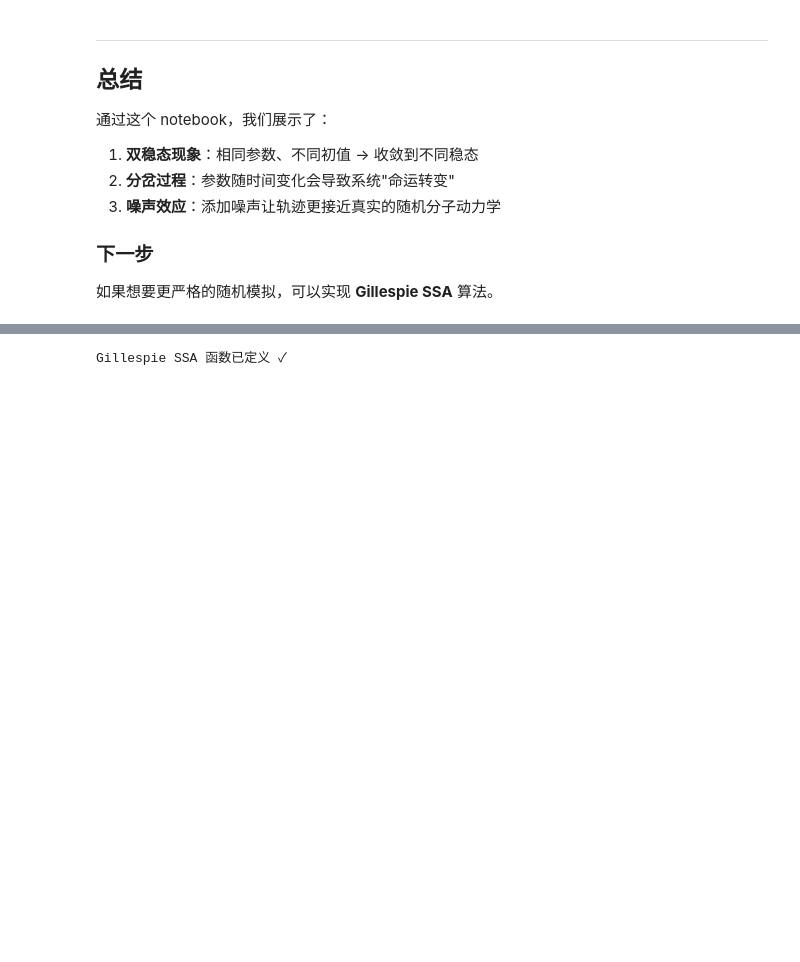
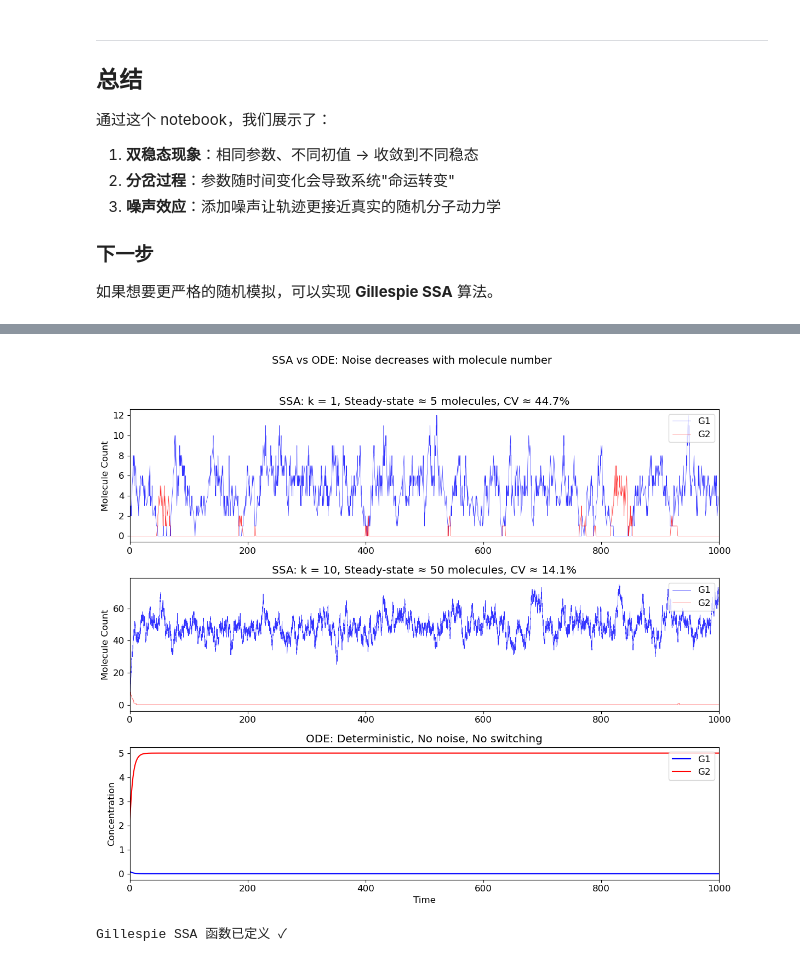
Before and after one commit to qhuang20/tutorial-system-biology, a Jupyter notebook: bistable_toggle_switch.ipynb, the cells around one changed output, grey strips where cells are left out. Saved outputs shown, nothing was run; the diff lists cells and outputs as text; code cells hidden in the pictures; blank space fills up the shorter version.

```diff
--- a/bistable_toggle_switch.ipynb
+++ b/bistable_toggle_switch.ipynb
@@ -289,3 +222,92 @@ plt.show()
+# %%
+%matplotlib inline
+import numpy as np
+import matplotlib.pyplot as plt
+import random
+from scipy.integrate import odeint
+
+# ODE 模型定义
+def toggle_switch_ode(y, t, k_1, k_2, gamma_1, gamma_2, c, h):
+    G1, G2 = y
+    dG1_dt = k_1 * (c**h / (c**h + G2**h)) - gamma_1 * G1
+    dG2_dt = k_2 * (c**h / (c**h + G1**h)) - gamma_2 * G2
+    return [dG1_dt, dG2_dt]
+
+# 比较不同的分子数量级
+fig, axes = plt.subplots(3, 1, figsize=(12, 10))
+
+# ============ Row 1 & 2: SSA with different molecule numbers ============
+for idx, k_scale in enumerate([1, 10]):
+
+    G1 = [0]
+    G2 = [0]
+    t = [0]
+
+    tend = 1000
+    k_1 = 1 * k_scale
+    gamma_1 = 0.2
+    k_2 = 1 * k_scale
+    gamma_2 = 0.2
+    c = 1 * k_scale
+    h = 9
+
+    while t[-1] < tend:
+        props = [(c**h / (c**h + G2[-1]**h)) * k_1, gamma_1 * G1[-1],
+                 (c**h / (c**h + G1[-1]**h)) * k_2, gamma_2 * G2[-1]]
+        prop_sum = sum(props)
+        if prop_sum == 0:
+            prop_sum = 0.001
+        tau = np.random.exponential(scale=1/prop_sum)
+        t.append(t[-1] + tau)
+        rand = random.uniform(0, 1)
+
+        if rand * prop_sum <= props[0]:
+            G1.append(G1[-1] + 1)
+            G2.append(G2[-1])
+        elif rand * prop_sum <= sum(props[:2]):
+            G1.append(G1[-1] - 1)
+            G2.append(G2[-1])
+        elif rand * prop_sum <= sum(props[:3]):
+            G1.append(G1[-1])
+            G2.append(G2[-1] + 1)
+        else:
+            G1.append(G1[-1])
+            G2.append(G2[-1] - 1)
+
+    # G1 和 G2 画在同一个 panel
+    axes[idx].plot(t, G1, 'b-', linewidth=0.5, label='G1', alpha=0.8)
+    axes[idx].plot(t, G2, 'r-', linewidth=0.5, label='G2', alpha=0.8)
+    axes[idx].set_ylabel('Molecule Count')
+    axes[idx].set_title(f'SSA: k = {k_scale}, Steady-state ≈ {5*k_scale} molecules, CV ≈ {1/np.sqrt(5*k_scale)*100:.1f}%')
+    axes[idx].legend(loc='upper right')
+    axes[idx].set_xlim(0, tend)
+
+# ============ Row 3: ODE ============
+k_1 = 1
+gamma_1 = 0.2
+k_2 = 1
+gamma_2 = 0.2
+c = 1
+h = 9
+
+t_ode = np.linspace(0, 1000, 10000)
+y0 = [0.1, 2.0]  # 非对称初始条件，避免卡在鞍点
+
+solution = odeint(toggle_switch_ode, y0, t_ode, args=(k_1, k_2, gamma_1, gamma_2, c, h))
+
+axes[2].plot(t_ode, solution[:, 0], 'b-', linewidth=1.5, label='G1')
+axes[2].plot(t_ode, solution[:, 1], 'r-', linewidth=1.5, label='G2')
+axes[2].set_ylabel('Concentration')
+axes[2].set_xlabel('Time')
+axes[2].set_title('ODE: Deterministic, No noise, No switching')
+axes[2].legend(loc='upper right')
+axes[2].set_xlim(0, 1000)
+
+plt.suptitle('SSA vs ODE: Noise decreases with molecule number', fontsize=14, y=1.02)
+plt.tight_layout()
+plt.show()
+# %% [output]
+[figure, added]
 # %%
 def gillespie_toggle_switch(
     T_max=1.0,
```
Also changed, not shown: parts of 22 cells of this notebook, 1 other file.
